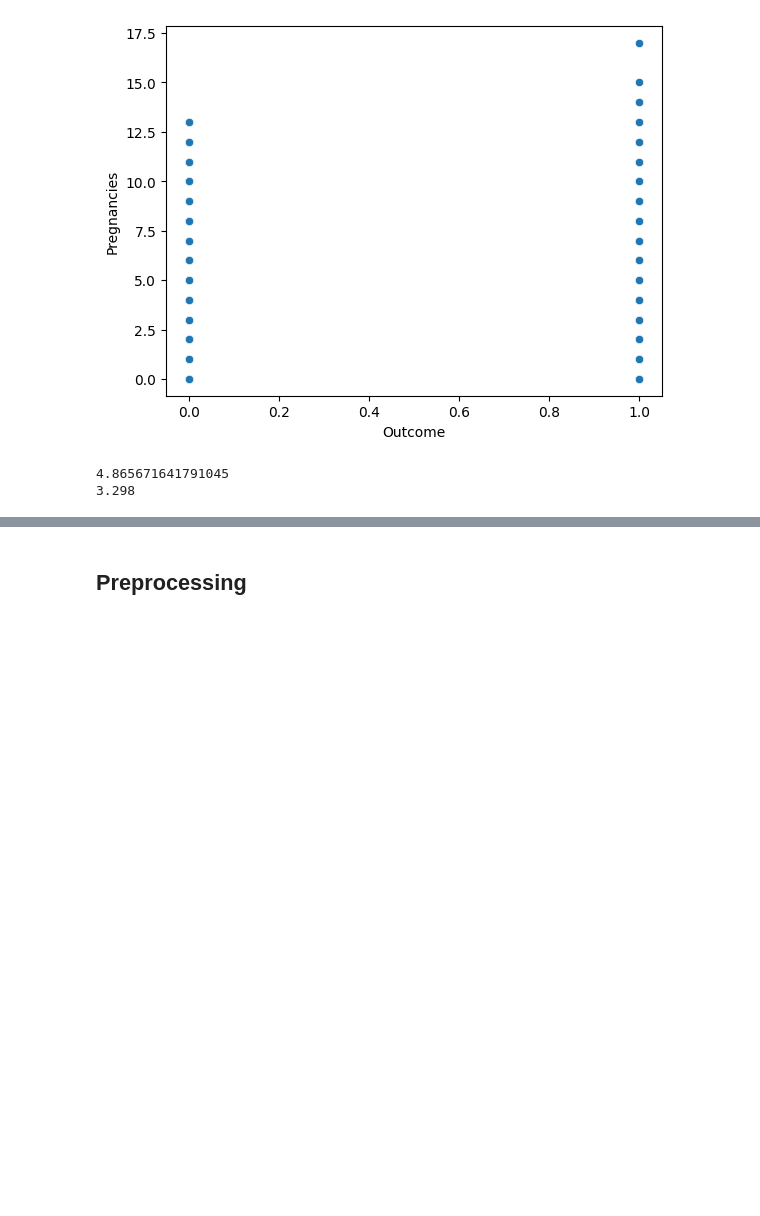
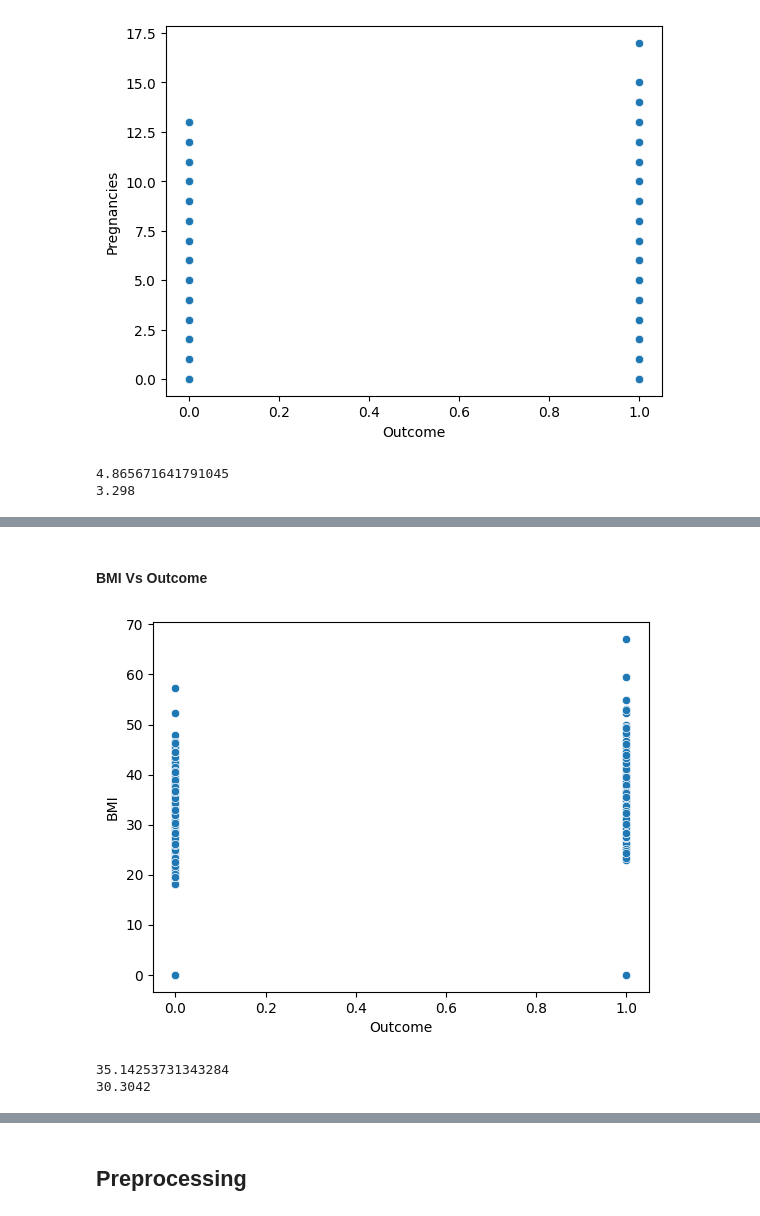
Before and after one commit to zanra2401/KomputasiNumerik_KlasifikasiRandomForest_RisikoDiabetes, a Jupyter notebook: Klasifikasi_rf.ipynb, the cells around one changed output, grey strips where cells are left out. Cells and saved outputs as stored; diff of their text form; code cells hidden in the pictures; blank space fills up the shorter version.

```diff
--- a/Klasifikasi_rf.ipynb
+++ b/Klasifikasi_rf.ipynb
@@ -114,0 +165,16 @@ print(rata_rata_kehamilan_tidak_diabetes)
+# %% [markdown]
+#### BMI Vs Outcome
+# %%
+sns.scatterplot(x='Outcome', y='BMI', data=df)
+
+plt.show()
+
+rata_rata_bmi_diabetes = df[df['Outcome'] == 1]['BMI'].mean()
+rata_rata_bmi_tidak_diabetes = df[df['Outcome'] == 0]['BMI'].mean()
+
+print(rata_rata_bmi_diabetes)
+print(rata_rata_bmi_tidak_diabetes)
+# %% [output]
+[figure, added]
+35.14253731343284
+30.3042
```
Also changed, not shown: parts of 11 cells of this notebook.
